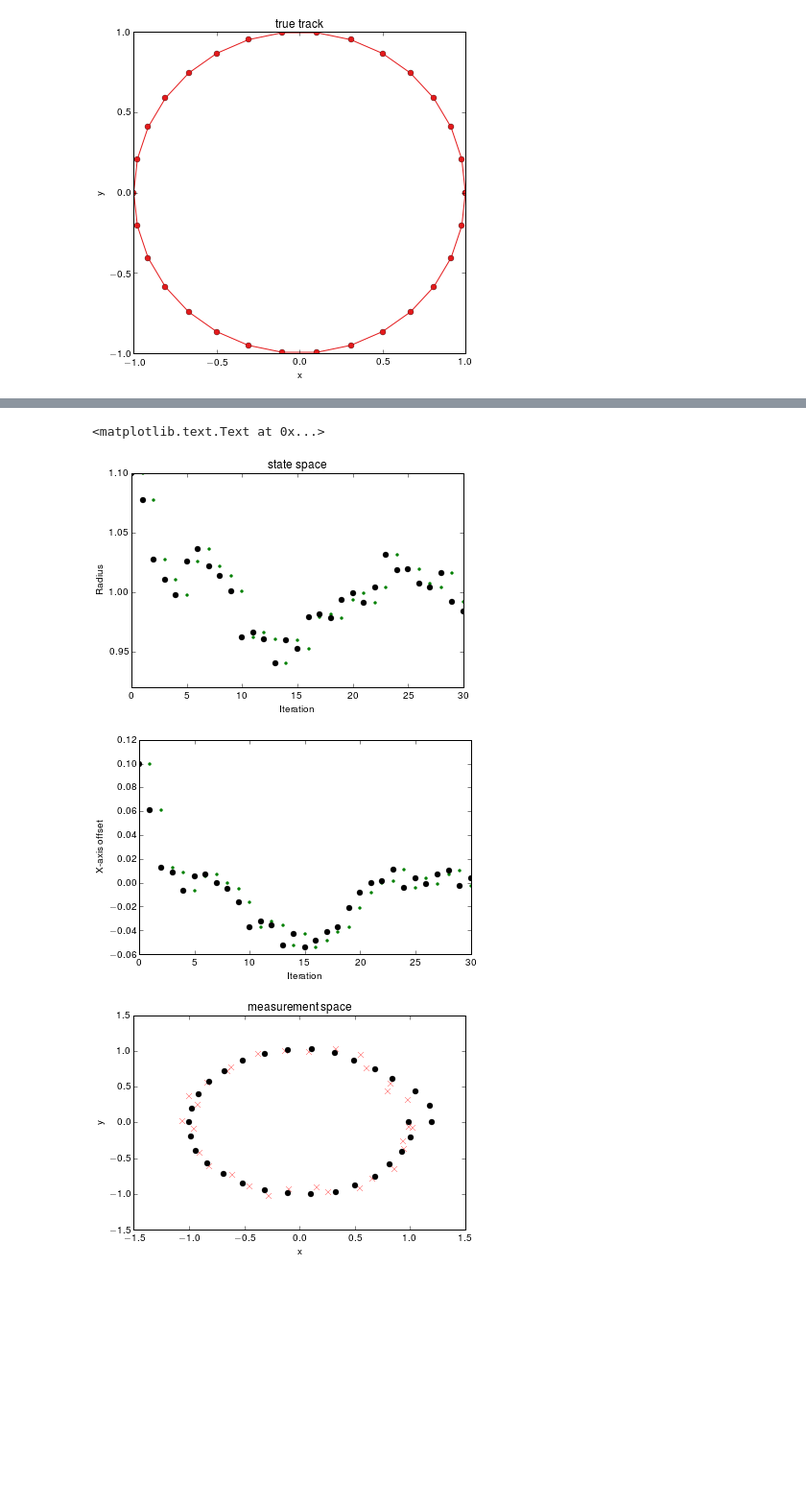
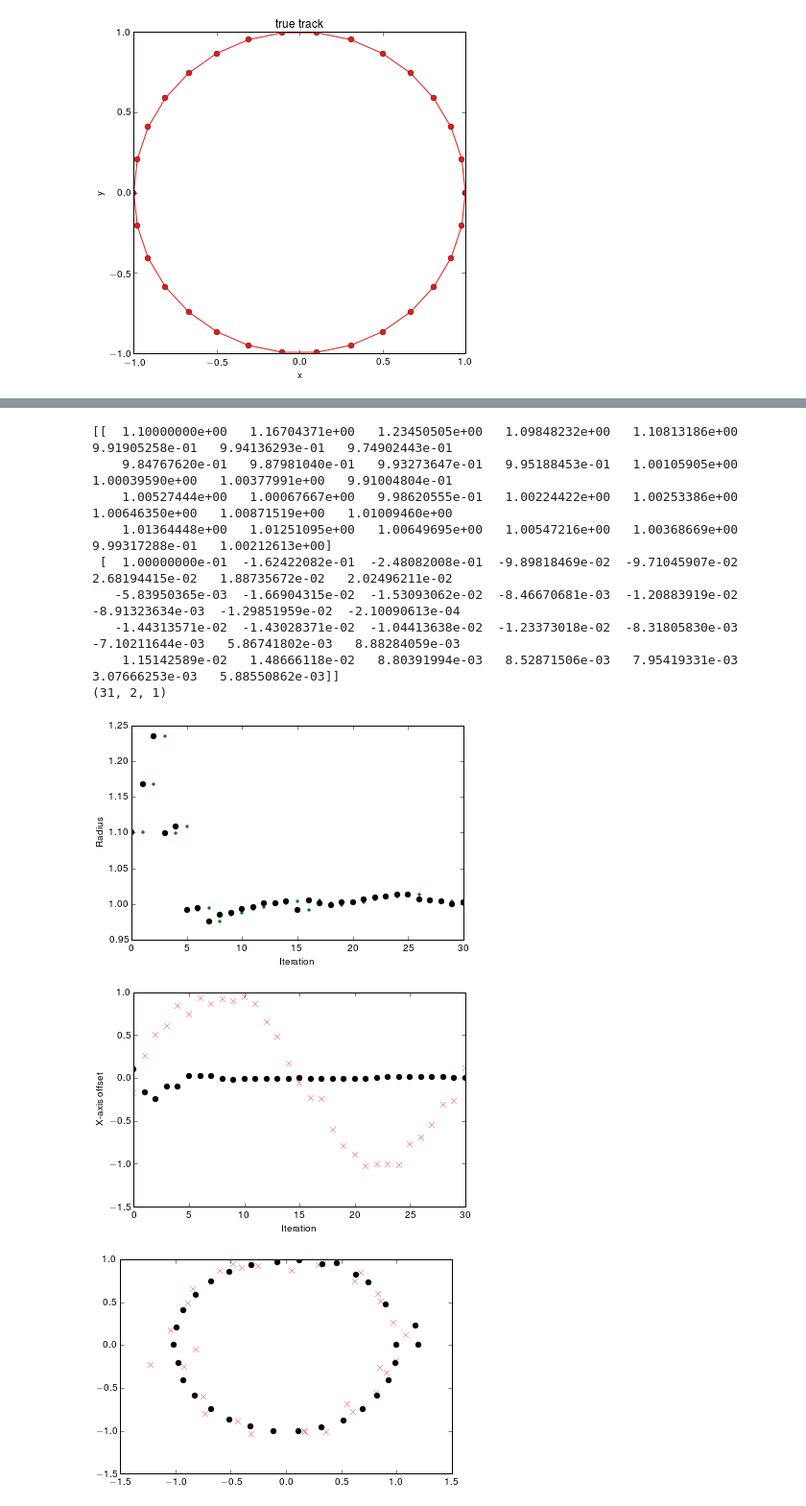
Before and after one commit to vvolkl/kalman-samples, a Jupyter notebook: circular_track.ipynb, the cells around one changed output, grey strips where cells are left out. Shown at 96% size. Drawn from its saved outputs; the diff is of its cells as text; code cells hidden in the pictures; blank space fills up the shorter version.

Commit message:
replace function h_k by array of matrices H

```diff
--- a/circular_track.ipynb
+++ b/circular_track.ipynb
@@ -78,7 +78,7 @@ state_vec_dim = 2
 # initial velocity / slope
 
 # errors
-sigma_pos = 5e-2
+sigma_pos = 1e-1
 sigma_vel = 2
 sigma_acc = 2
 
@@ -118,29 +118,4 @@ plt.ylabel('y')
 # %%
-
-# evaluate non-linear track model (more expensive than linear expansion!)
-def h_k(p_k, k):
-    """
-    Kalman filter auxiliary function: Map state vector p_k at surface k
-    to measurement space. In this simple example the cartesian coordinates
-    of a circular motion with given radius and origin offset are evaluated.
-
-    Parameters
-    ----------
-
-    p_k: array-like
-            state vector parametrizing the track
-    k:   integer
-            float
-
-    Returns
-    -------
-
-    m_k: array
-            measurement at surface k
-    """
-    return np.array([[ p_k[0, 0] *  np.cos(k) + p_k[1, 0], # x coordinate of point
-    #on circle  with radius p_k[0] and x_axis offset p_k[1]
-                      p_k[0, 0] * np.sin(k)]]).T # y_coordinate
 
 
 xpredict4 = np.matrix (np.linspace(0,T,N*state_vec_dim).reshape((state_vec_dim, N)))
@@ -155,48 +130,52 @@ r4 = 1e-1  * np.matrix([[sigma_pos, 0],
                 [0, sigma_pos]])
 # prediction matrix
 # global track parameters do not change in this example
 A5 = np.matrix ( [[1, 0],
                 [0, 1]] )
-# approx. Jacobian of h_k
-H4 = 1e-3 *  np.matrix ([[1, 1],
-                 [1, 0]] )
+# map state vector to measurements at surface k
+H4_k = [np.matrix ([[np.cos(t), 1],
+                 [np.sin(t), 0]] ) for t in _t]
 for i in range(1,N):
+    H4 = H4_k[i]
     # prediction: recursive formula
     xpredict4[:,i] = np.dot(A5, xkal4[:,i-1] )
     p4 = A5*p4*A5.T
     K4 = p4*H4.T * np.linalg.inv(H4*p4*H4.T+r4)
-    _resid = (np.matrix(xmeas4[:,i]) - h_k(xpredict4[:,i], _t[i]))
+    _resid = (np.matrix(xmeas4[:,i]) - H4 * (xpredict4[:,i]))
     xkal4[:,i] = xpredict4[:,i] + K4 * _resid
     p4 = (np.identity(state_vec_dim)-K4 * H4) * p4
-
+print(xkal4)
 fig1 = plt.figure()
 ax1 = plt.axes()
-plt.title('state space')
 plt.plot(xpredict4[0].T, 'g.',  label = 'Prediction')
 plt.plot(xkal4[0].T, 'ko', label = 'Kalman')
 plt.xlabel('Iteration')
 plt.ylabel('Radius')
 fig2 = plt.figure()
 ax2 = plt.axes()
-#plt.plot(xmeas4[1].T, 'rx', label = 'Measurement')
-plt.plot(xpredict4[1].T, 'g.',  label = 'Prediction')
+plt.plot(xmeas4[1].T, 'rx', label = 'Measurement')
 plt.plot(xkal4[1].T, 'ko', label = 'Kalman')
 plt.xlabel('Iteration')
 plt.ylabel('X-axis offset')
-
-
+_plot_data = np.array([H4_k[i] * (xpredict4[:, i]) for i in range(N)])
+print(_plot_data.shape)
 
 plt.figure()
 ax = plt.axes
 plt.plot(xmeas4[0].T, xmeas4[1].T, 'rx', label='Measurement')
 for i in range(N):
-    _plot_data =h_k(xpredict4[:, i], _t[i])
+    _plot_data =H4_k[i] * (xpredict4[:, i])
     plt.plot(_plot_data[0], _plot_data[1], 'ko')
-plt.title('measurement space')
-plt.xlabel('x')
-plt.ylabel('y')
 # %% [output]
-<matplotlib.text.Text at 0x...>
+[[  1.10000000e+00   1.16704371e+00   1.23450505e+00   1.09848232e+00   1.10813186e+00   9.91905258e-01   9.94136293e-01   9.74902443e-01
+    9.84767620e-01   9.87981040e-01   9.93273647e-01   9.95188453e-01   1.00105905e+00   1.00039590e+00   1.00377991e+00   9.91004804e-01
+    1.00527444e+00   1.00067667e+00   9.98620555e-01   1.00224422e+00   1.00253386e+00   1.00646350e+00   1.00871519e+00   1.01009460e+00
+    1.01364448e+00   1.01251095e+00   1.00649695e+00   1.00547216e+00   1.00368669e+00   9.99317288e-01   1.00212613e+00]
+ [  1.00000000e-01  -1.62422082e-01  -2.48082008e-01  -9.89818469e-02  -9.71045907e-02   2.68194415e-02   1.88735672e-02   2.02496211e-02
+   -5.83950365e-03  -1.66904315e-02  -1.53093062e-02  -8.46670681e-03  -1.20883919e-02  -8.91323634e-03  -1.29851959e-02  -2.10090613e-04
+   -1.44313571e-02  -1.43028371e-02  -1.04413638e-02  -1.23373018e-02  -8.31805830e-03  -7.10211644e-03   5.86741802e-03   8.88284059e-03
+    1.15142589e-02   1.48666118e-02   8.80391994e-03   8.52871506e-03   7.95419331e-03   3.07666253e-03   5.88550862e-03]]
+(31, 2, 1)
-[figure, old version]
+[figure, new version]
-[figure, old version]
+[figure, new version]
-[figure, old version]
+[figure, new version]
```
Also changed, not shown: parts of 1 cell of this notebook.
